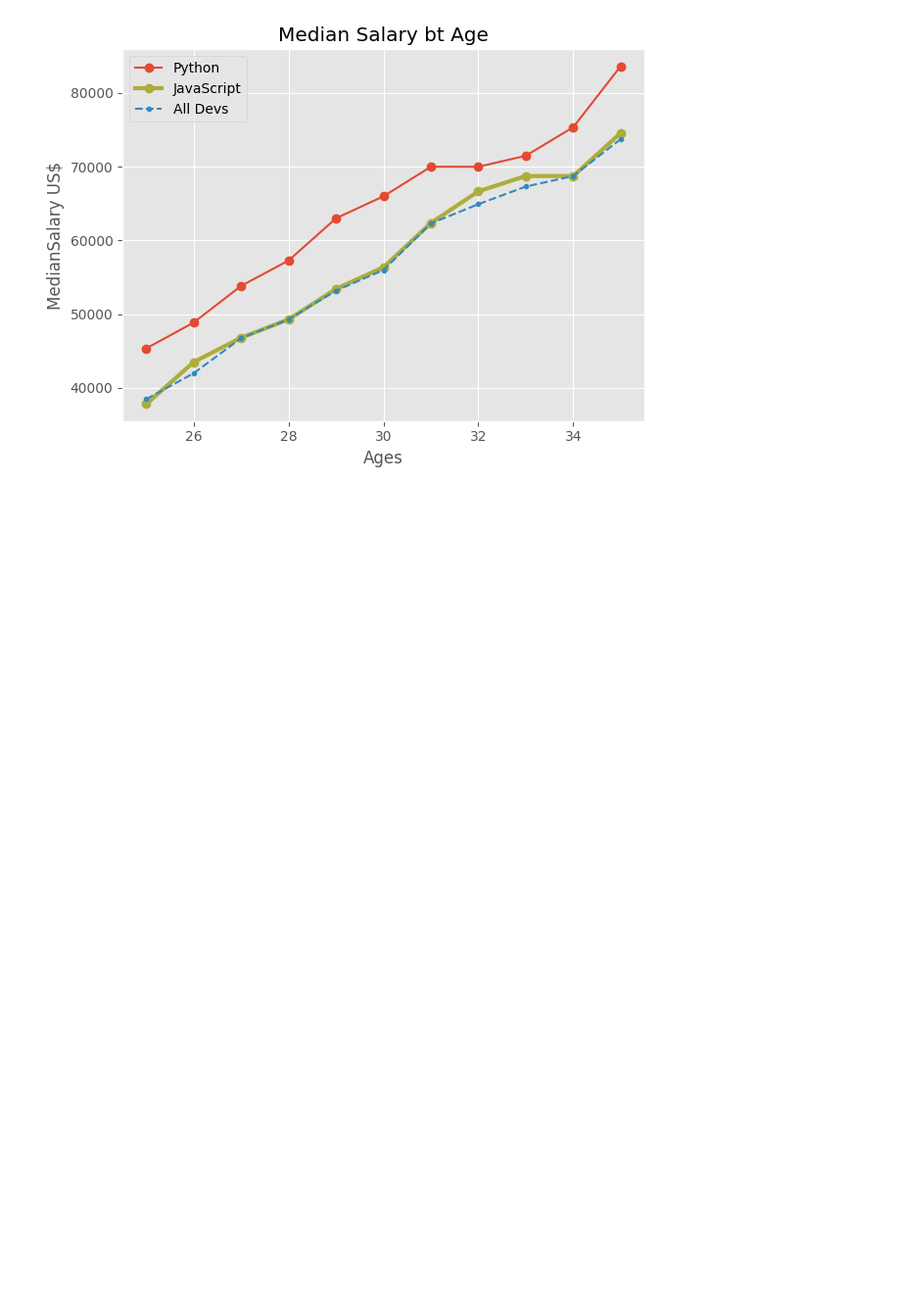
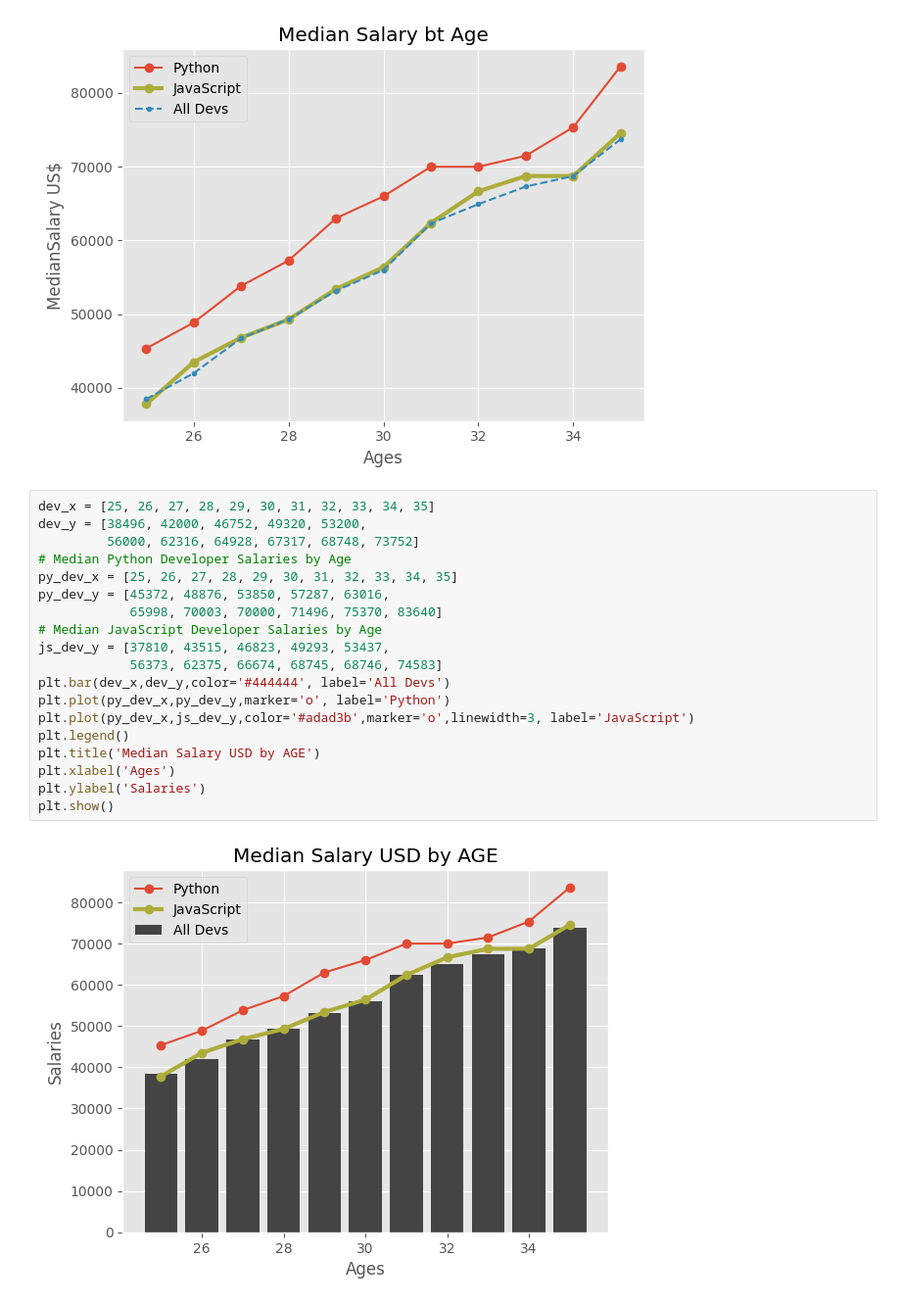
Before and after one commit to marcoeferro/matplotlib, a Jupyter notebook: matplotlibpractice.ipynb, the cells around one changed output. Shown at 98% size. Drawn from its saved outputs; the diff is of its cells as text; blank space fills up the shorter version.

```diff
--- a/matplotlibpractice.ipynb
+++ b/matplotlibpractice.ipynb
@@ -262,3 +262,24 @@ plt.savefig('plot.png')
 plt.show()
 # %% [output]
 [figure]
+# %%
+dev_x = [25, 26, 27, 28, 29, 30, 31, 32, 33, 34, 35]
+dev_y = [38496, 42000, 46752, 49320, 53200,
+         56000, 62316, 64928, 67317, 68748, 73752]
+# Median Python Developer Salaries by Age
+py_dev_x = [25, 26, 27, 28, 29, 30, 31, 32, 33, 34, 35]
+py_dev_y = [45372, 48876, 53850, 57287, 63016,
+            65998, 70003, 70000, 71496, 75370, 83640]
+# Median JavaScript Developer Salaries by Age
+js_dev_y = [37810, 43515, 46823, 49293, 53437,
+            56373, 62375, 66674, 68745, 68746, 74583]
+plt.bar(dev_x,dev_y,color='#444444', label='All Devs')
+plt.plot(py_dev_x,py_dev_y,marker='o', label='Python')
+plt.plot(py_dev_x,js_dev_y,color='#adad3b',marker='o',linewidth=3, label='JavaScript')
+plt.legend()
+plt.title('Median Salary USD by AGE')
+plt.xlabel('Ages')
+plt.ylabel('Salaries')
+plt.show()
+# %% [output]
+[figure, added]
```
Also changed, not shown: parts of 14 cells of this notebook.
